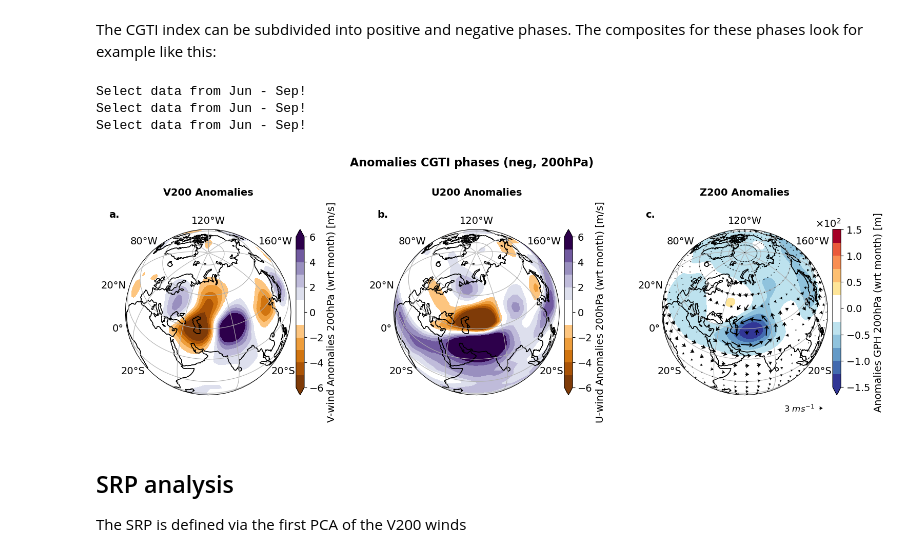
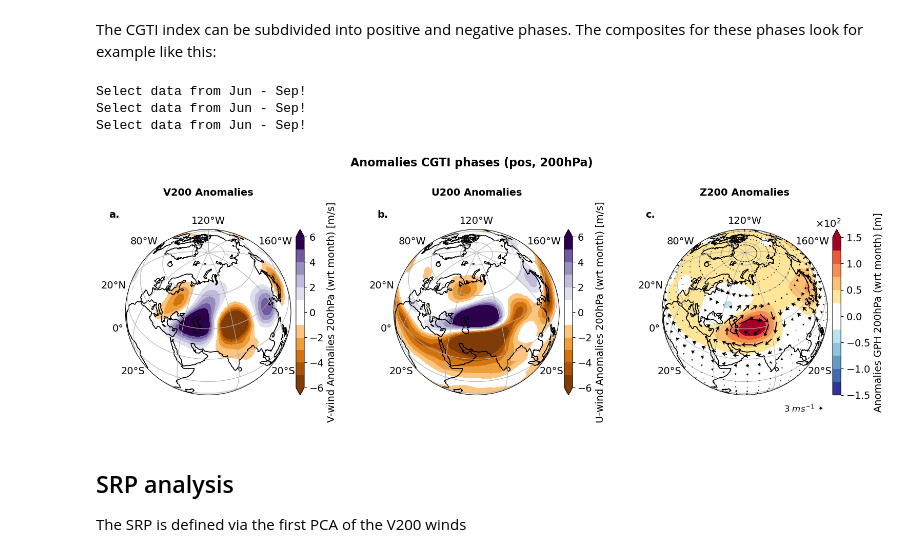
Before and after one commit to fstrnad/geoutils, a Jupyter notebook: tutorials/climate_indices.ipynb, the cells around one changed output. Saved outputs shown, nothing was run; the diff lists cells and outputs as text; code cells hidden in the pictures.

```diff
--- a/tutorials/climate_indices.ipynb
+++ b/tutorials/climate_indices.ipynb
@@ -192,7 +192,7 @@ The CGTI index can be subdivided into positive and negative phases. The composit
 lev = 200
 an_type = 'month'
 var_type = f'an_{an_type}'
-ctype = 'neg'
+ctype = 'pos'
 z200 = tu.get_month_range_data(ds_z_200.ds[var_type], 'Jun',
                                'Sep')
 v200 = tu.get_month_range_data(ds_wind.ds[f'V_an_{an_type}'].sel(lev=lev), 'Jun',
@@ -249,34 +249,34 @@ im_comp = cplt.plot_map(mean_tps_u,
 mean_tps = tu.get_sel_tps_ds(z200,
                              cgt_tps[ctype].time).mean('time')
 vmax = 1.5e2
 vmin = -vmax
 im_comp = cplt.plot_map(mean_tps,
                         ax=im['ax'][2],
                         plot_type='contourf',
                         orientation='vertical',
                         cmap='RdYlBu_r',
                         centercolor='white',
                         levels=12,
                         vmin=vmin, vmax=vmax,
                         title=f"Z200 Anomalies",
                         label=rf'Anomalies GPH {lev}hPa (wrt {an_type}) [m]',
                         )
 dict_w = cplt.plot_wind_field(ax=im['ax'][2],
                               u=mean_tps_u,
                               v=mean_tps_v,
                               scale=150,
                               steps=3,  # plot only every 3rd wind arrow
                               key_length=3,
                               )
 
 savepath = plot_dir + \
     f"climate_indices/z200_uv200_{an_type}_cgti_{ctype}.png"
 cplt.save_fig(savepath=savepath, fig=im['fig'])
 # %% [output]
 Select data from Jun - Sep!
 Select data from Jun - Sep!
 Select data from Jun - Sep!
-[figure, old version]
+[figure, new version]
 # %% [markdown]
 ## SRP analysis
 The SRP is defined via the first PCA of the V200 winds
```
